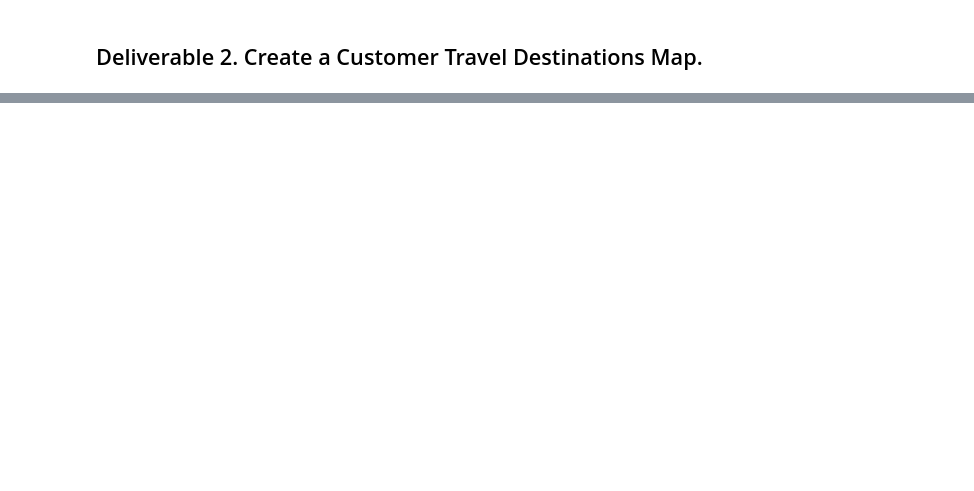
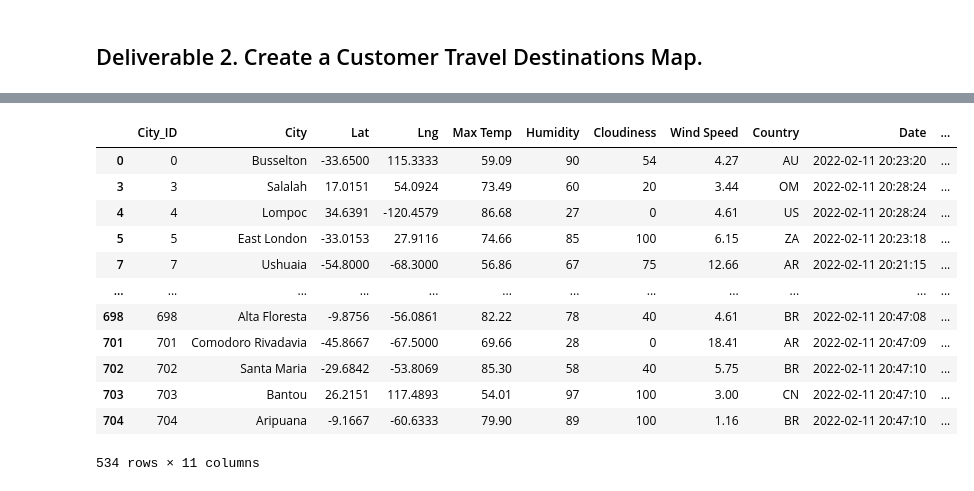
Before and after one commit to Beetleee/World_Weather_Analysis, a Jupyter notebook: Vacation_Search/Vacation_Search.ipynb, the cells around one changed output, grey strips where cells are left out. Drawn from its saved outputs; the diff is of its cells as text; code cells hidden in the pictures; blank space fills up the shorter version.

```diff
--- a/Vacation_Search/Vacation_Search.ipynb
+++ b/Vacation_Search/Vacation_Search.ipynb
@@ -16,4 +17,4 @@ ModuleNotFoundError: No module named 'config'
 # %%
 # 1. Import the WeatherPy_database.csv file.
-city_data_df = pd.read_csv("Weather_Database/WeatherPy_database.csv")
+city_data_df = pd.read_csv("../Weather_Database/WeatherPy_database.csv")
 city_data_df.head()
@@ -20,2 +28,4 @@ city_data_df.head()
 # %%
 # 2. Prompt the user to enter minimum and maximum temperature criteria
+min_temp = float(input("What is the minimum temperature for your trip? "))
+max_temp = float(input("What is the maximum temperature for your trip? "))
@@ -22,2 +35,5 @@ city_data_df.head()
 # %%
 # 3. Filter the city_data_df DataFrame using the input statements to create a new DataFrame using the loc method.
+wanted_cities_df = city_data_df.loc[(city_data_df["Max Temp"] <= max_temp) &
+                                       (city_data_df["Max Temp"] >= min_temp)]
+wanted_cities_df.head(10)
@@ -26,5 +68,21 @@ city_data_df.head()
 # %%
 # 4b. Drop any empty rows and create a new DataFrame that doesn’t have empty rows.
+clean_df = wanted_cities_df.dropna()
+clean_df
+# %% [output]
+|  | City_ID | City | Lat | Lng | Max Temp | Humidity | Cloudiness | Wind Speed | Country | Date | ... |
+| 0 | 0 | Busselton | -33.6500 | 115.3333 | 59.09 | 90 | 54 | 4.27 | AU | 2022-02-11 20:23:20 | ... |
+| 3 | 3 | Salalah | 17.0151 | 54.0924 | 73.49 | 60 | 20 | 3.44 | OM | 2022-02-11 20:28:24 | ... |
+| 4 | 4 | Lompoc | 34.6391 | -120.4579 | 86.68 | 27 | 0 | 4.61 | US | 2022-02-11 20:28:24 | ... |
+| 5 | 5 | East London | -33.0153 | 27.9116 | 74.66 | 85 | 100 | 6.15 | ZA | 2022-02-11 20:23:18 | ... |
+| 7 | 7 | Ushuaia | -54.8000 | -68.3000 | 56.86 | 67 | 75 | 12.66 | AR | 2022-02-11 20:21:15 | ... |
+| ... | ... | ... | ... | ... | ... | ... | ... | ... | ... | ... | ... |
+| 698 | 698 | Alta Floresta | -9.8756 | -56.0861 | 82.22 | 78 | 40 | 4.61 | BR | 2022-02-11 20:47:08 | ... |
+| 701 | 701 | Comodoro Rivadavia | -45.8667 | -67.5000 | 69.66 | 28 | 0 | 18.41 | AR | 2022-02-11 20:47:09 | ... |
+| 702 | 702 | Santa Maria | -29.6842 | -53.8069 | 85.30 | 58 | 40 | 5.75 | BR | 2022-02-11 20:47:10 | ... |
+| 703 | 703 | Bantou | 26.2151 | 117.4893 | 54.01 | 97 | 100 | 3.00 | CN | 2022-02-11 20:47:10 | ... |
+| 704 | 704 | Aripuana | -9.1667 | -60.6333 | 79.90 | 89 | 100 | 1.16 | BR | 2022-02-11 20:47:10 | ... |
+534 rows × 11 columns
 # %%
 # 5a. Create DataFrame called hotel_df to store hotel names along with city, country, max temp, and coordinates.
 hotel_df = clean_df[["City", "Country", "Max Temp", "Current Description", "Lat", "Lng"]].copy()
```
Also changed, not shown: parts of 11 cells of this notebook, 3 other files.
